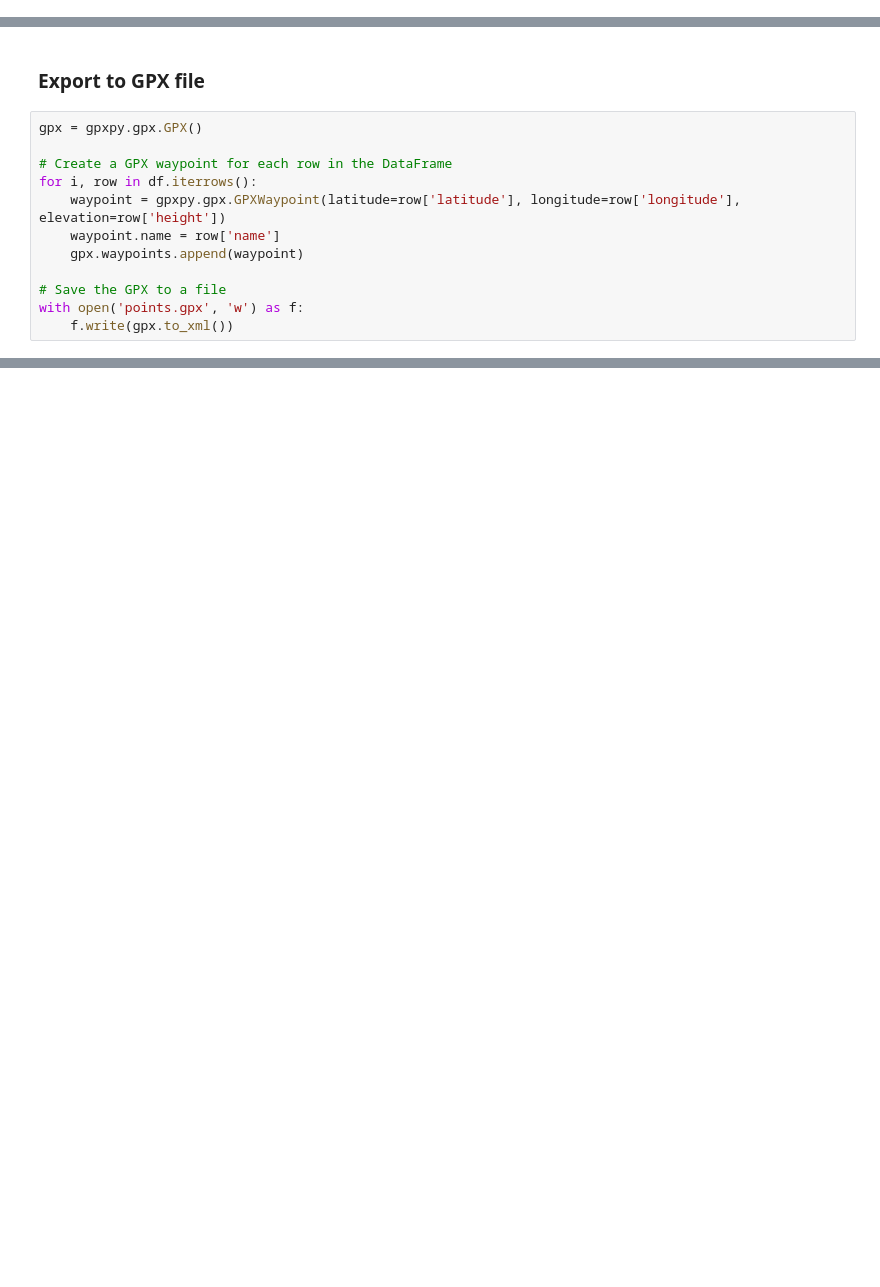
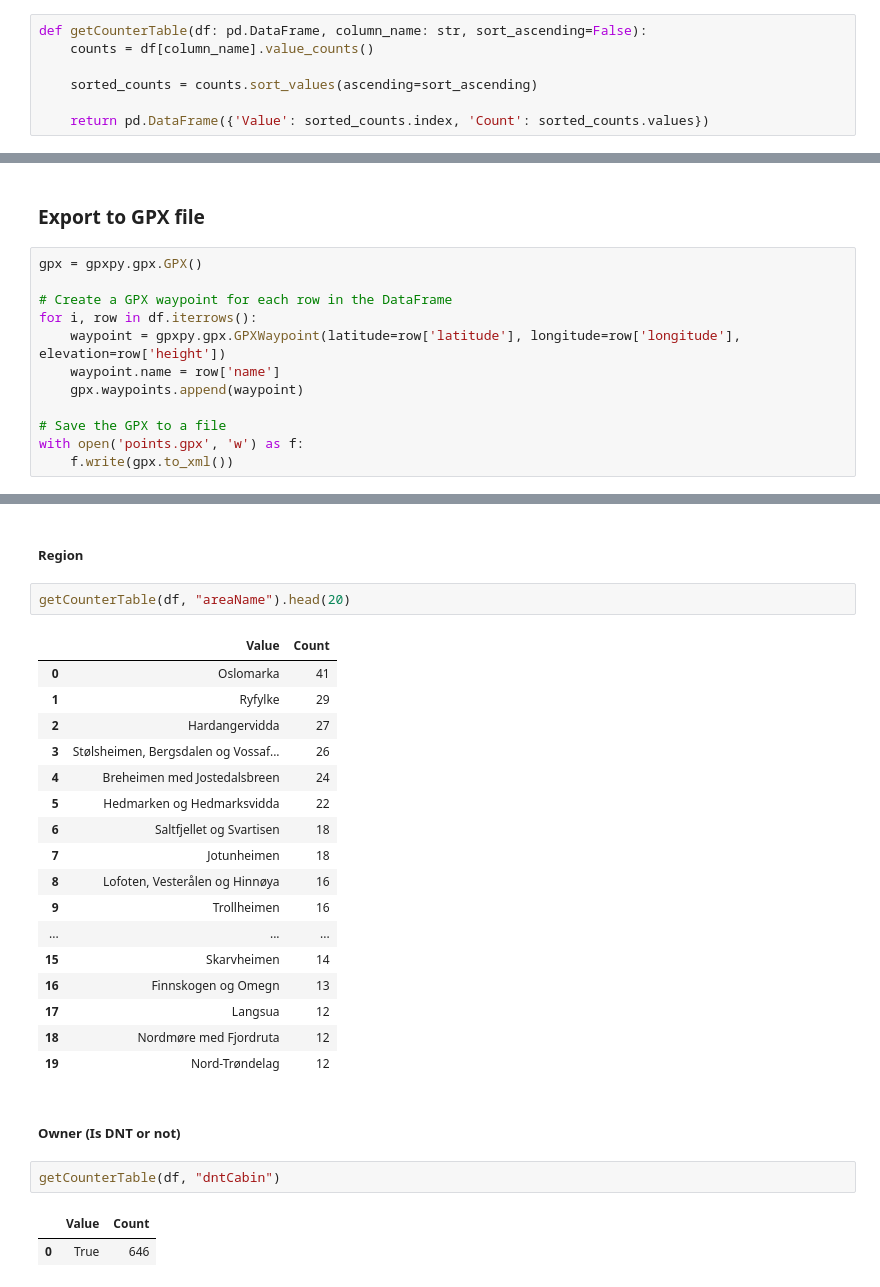
Before and after one commit to Dabendorf/DNT-Hytter, a Jupyter notebook: DNThytter.ipynb, the cells around one changed output, grey strips where cells are left out. Cells and saved outputs as stored; diff of their text form; blank space fills up the shorter version.

```diff
--- a/DNThytter.ipynb
+++ b/DNThytter.ipynb
@@ -40,6 +44,13 @@ def convert_to_dataframe(data):
         records.append(record)
     df = pd.DataFrame(records)
     return df
+# %%
+def getCounterTable(df: pd.DataFrame, column_name: str, sort_ascending=False):
+	counts = df[column_name].value_counts()
+
+	sorted_counts = counts.sort_values(ascending=sort_ascending)
+
+	return pd.DataFrame({'Value': sorted_counts.index, 'Count': sorted_counts.values})
 # %% [markdown]
 ### Read json files
 # %%
@@ -111,0 +152,29 @@ with open('points.gpx', 'w') as f:
+# %% [markdown]
+##### Region
+# %%
+getCounterTable(df, "areaName").head(20)
+# %% [output]
+|  | Value | Count |
+| 0 | Oslomarka | 41 |
+| 1 | Ryfylke | 29 |
+| 2 | Hardangervidda | 27 |
+| 3 | Stølsheimen, Bergsdalen og Vossaf... | 26 |
+| 4 | Breheimen med Jostedalsbreen | 24 |
+| 5 | Hedmarken og Hedmarksvidda | 22 |
+| 6 | Saltfjellet og Svartisen | 18 |
+| 7 | Jotunheimen | 18 |
+| 8 | Lofoten, Vesterålen og Hinnøya | 16 |
+| 9 | Trollheimen | 16 |
+| ... | ... | ... |
+| 15 | Skarvheimen | 14 |
+| 16 | Finnskogen og Omegn | 13 |
+| 17 | Langsua | 12 |
+| 18 | Nordmøre med Fjordruta | 12 |
+| 19 | Nord-Trøndelag | 12 |
+# %% [markdown]
+##### Owner (Is DNT or not)
+# %%
+getCounterTable(df, "dntCabin")
+# %% [output]
+|  | Value | Count |
+| 0 | True | 646 |
```
Also changed, not shown: parts of 9 cells of this notebook.
